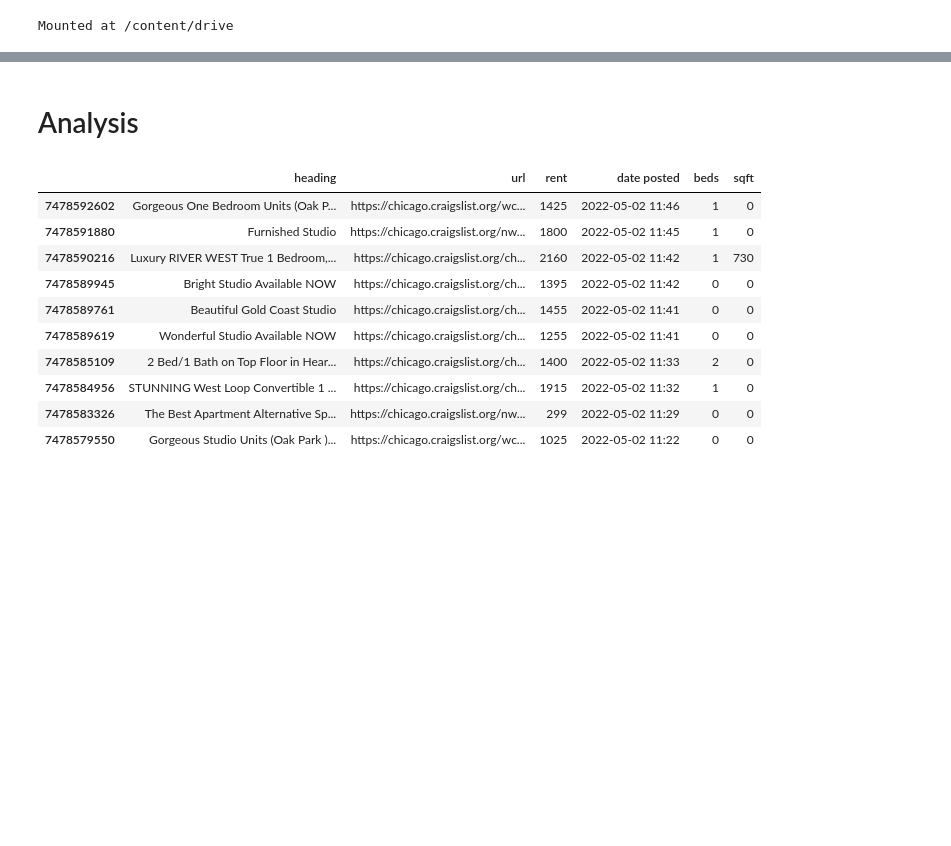
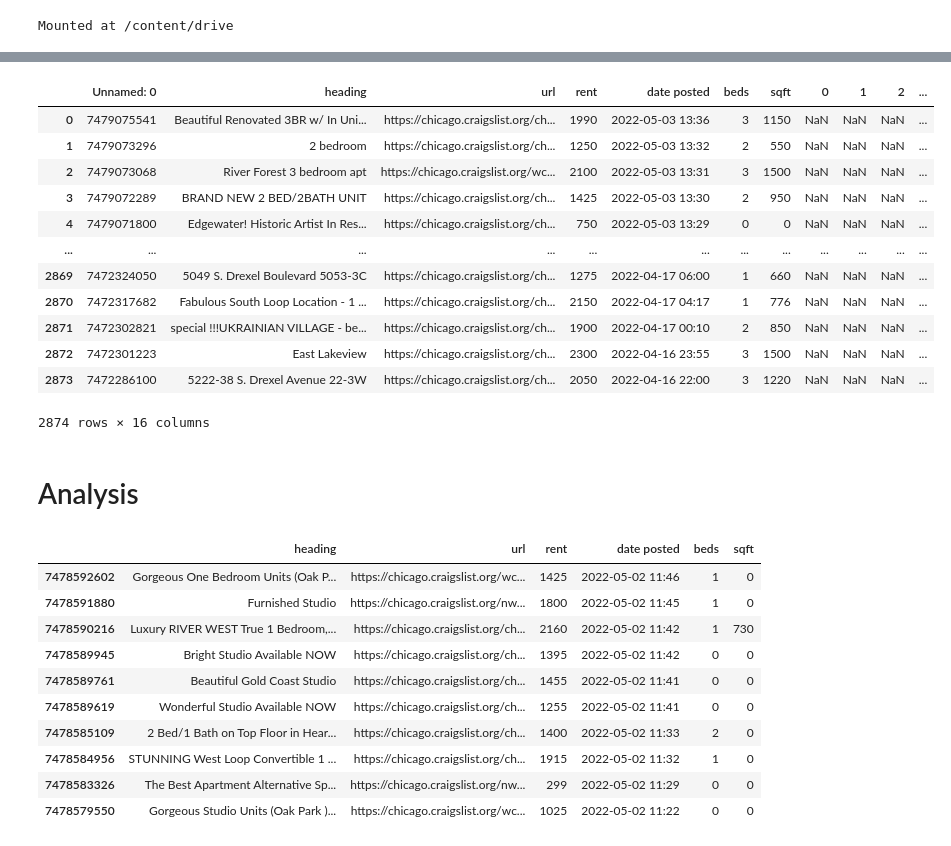
Before and after one commit to gbwiersum/CLApartmentScraper, a Jupyter notebook: CLScraper.ipynb, the cells around one changed output, grey strips where cells are left out. Drawn from its saved outputs; the diff is of its cells as text; code cells hidden in the pictures; blank space fills up the shorter version.

```diff
--- a/CLScraper.ipynb
+++ b/CLScraper.ipynb
@@ -249,0 +184,2 @@ Mounted at /content/drive
+# %%
+listingdf = pd.read_csv('/content/drive/MyDrive/20220503searchResults.csv')
@@ -250,3 +233,23 @@ Mounted at /content/drive
+# %%
+attributes = listingdf['url'].apply(lambda x: get_listing_details(x))
+listingdf = listingdf.join(attributes)
+listingdf.to_csv('/content/drve/MyDrive/20220503.details.csv')
+# %%
+listingdf.join(attributes)
+# %% [output]
+|  | Unnamed: 0 | heading | url | rent | date posted | beds | sqft | 0 | 1 | 2 | ... |
+| 0 | 7479075541 | Beautiful Renovated 3BR w/ In Uni... | https://chicago.craigslist.org/ch... | 1990 | 2022-05-03 13:36 | 3 | 1150 | NaN | NaN | NaN | ... |
+| 1 | 7479073296 | 2 bedroom | https://chicago.craigslist.org/ch... | 1250 | 2022-05-03 13:32 | 2 | 550 | NaN | NaN | NaN | ... |
+| 2 | 7479073068 | River Forest 3 bedroom apt | https://chicago.craigslist.org/wc... | 2100 | 2022-05-03 13:31 | 3 | 1500 | NaN | NaN | NaN | ... |
+| 3 | 7479072289 | BRAND NEW 2 BED/2BATH UNIT | https://chicago.craigslist.org/ch... | 1425 | 2022-05-03 13:30 | 2 | 950 | NaN | NaN | NaN | ... |
+| 4 | 7479071800 | Edgewater! Historic Artist In Res... | https://chicago.craigslist.org/ch... | 750 | 2022-05-03 13:29 | 0 | 0 | NaN | NaN | NaN | ... |
+| ... | ... | ... | ... | ... | ... | ... | ... | ... | ... | ... | ... |
+| 2869 | 7472324050 | 5049 S. Drexel Boulevard 5053-3C | https://chicago.craigslist.org/ch... | 1275 | 2022-04-17 06:00 | 1 | 660 | NaN | NaN | NaN | ... |
+| 2870 | 7472317682 | Fabulous South Loop Location - 1 ... | https://chicago.craigslist.org/ch... | 2150 | 2022-04-17 04:17 | 1 | 776 | NaN | NaN | NaN | ... |
+| 2871 | 7472302821 | special !!!UKRAINIAN VILLAGE - be... | https://chicago.craigslist.org/ch... | 1900 | 2022-04-17 00:10 | 2 | 850 | NaN | NaN | NaN | ... |
+| 2872 | 7472301223 | East Lakeview | https://chicago.craigslist.org/ch... | 2300 | 2022-04-16 23:55 | 3 | 1500 | NaN | NaN | NaN | ... |
+| 2873 | 7472286100 | 5222-38 S. Drexel Avenue 22-3W | https://chicago.craigslist.org/ch... | 2050 | 2022-04-16 22:00 | 3 | 1220 | NaN | NaN | NaN | ... |
+2874 rows × 16 columns
 # %%
 listingdf = listingdf[['heading','sqft','beds', 'baths']].drop_duplicates()
 # %%
```
Also changed, not shown: parts of 11 cells of this notebook.
